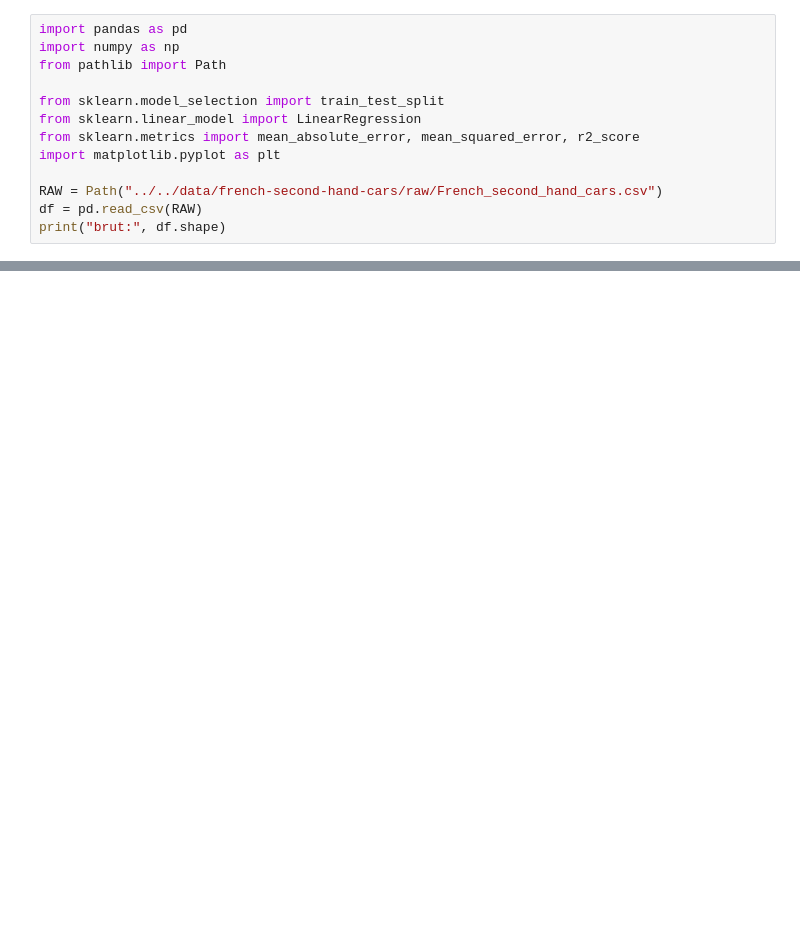
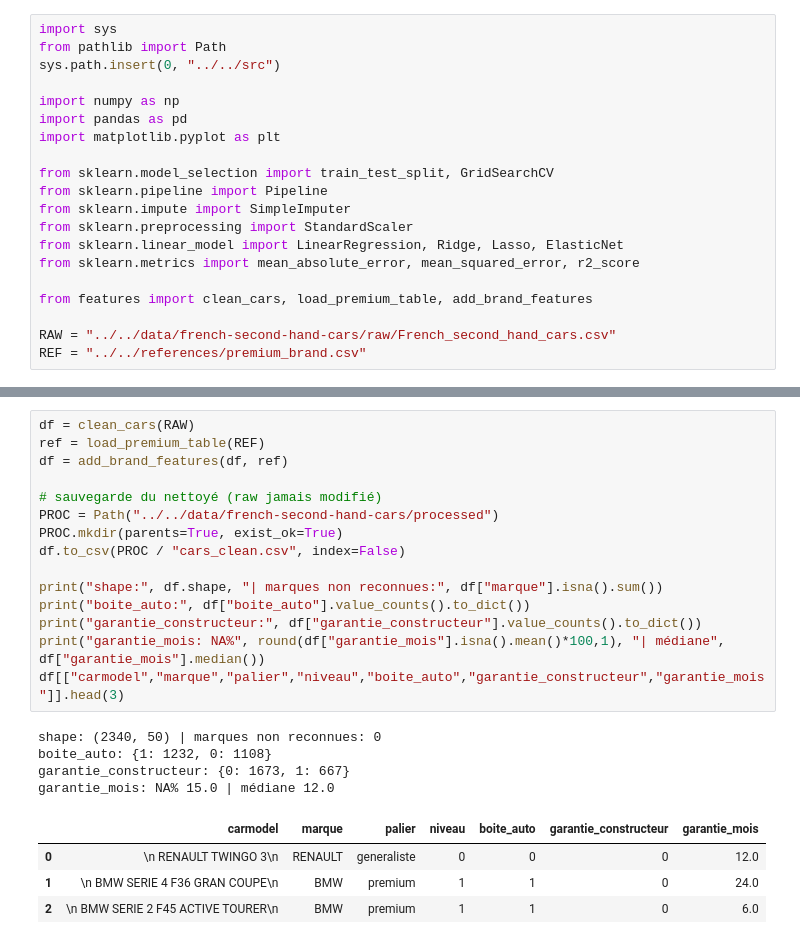
Before and after one commit to zepolclem/oscaria, a Jupyter notebook: ml/notebooks/french-second-hand-cars/02_baseline_regression.ipynb, the cells around one changed output, grey strips where cells are left out. Cells and saved outputs as stored; diff of their text form; blank space fills up the shorter version.

```diff
--- a/ml/notebooks/french-second-hand-cars/02_baseline_regression.ipynb
+++ b/ml/notebooks/french-second-hand-cars/02_baseline_regression.ipynb
@@ -22,13 +13,20 @@ Dataset gardé (verdict EDA). Objectif : **premier point de repère** de prédic
 # %%
+import sys
+from pathlib import Path
+sys.path.insert(0, "../../src")
+
+import numpy as np
 import pandas as pd
-import numpy as np
-from pathlib import Path
-
-from sklearn.model_selection import train_test_split
-from sklearn.linear_model import LinearRegression
-from sklearn.metrics import mean_absolute_error, mean_squared_error, r2_score
 import matplotlib.pyplot as plt
 
-RAW = Path("../../data/french-second-hand-cars/raw/French_second_hand_cars.csv")
-df = pd.read_csv(RAW)
-print("brut:", df.shape)
+from sklearn.model_selection import train_test_split, GridSearchCV
+from sklearn.pipeline import Pipeline
+from sklearn.impute import SimpleImputer
+from sklearn.preprocessing import StandardScaler
+from sklearn.linear_model import LinearRegression, Ridge, Lasso, ElasticNet
+from sklearn.metrics import mean_absolute_error, mean_squared_error, r2_score
+
+from features import clean_cars, load_premium_table, add_brand_features
+
+RAW = "../../data/french-second-hand-cars/raw/French_second_hand_cars.csv"
+REF = "../../references/premium_brand.csv"
@@ -93,0 +39,24 @@ print("écrit:", PROC / "cars_clean.csv")
+# %%
+df = clean_cars(RAW)
+ref = load_premium_table(REF)
+df = add_brand_features(df, ref)
+
+# sauvegarde du nettoyé (raw jamais modifié)
+PROC = Path("../../data/french-second-hand-cars/processed")
+PROC.mkdir(parents=True, exist_ok=True)
+df.to_csv(PROC / "cars_clean.csv", index=False)
+
+print("shape:", df.shape, "| marques non reconnues:", df["marque"].isna().sum())
+print("boite_auto:", df["boite_auto"].value_counts().to_dict())
+print("garantie_constructeur:", df["garantie_constructeur"].value_counts().to_dict())
+print("garantie_mois: NA%", round(df["garantie_mois"].isna().mean()*100,1), "| médiane", df["garantie_mois"].median())
+df[["carmodel","marque","palier","niveau","boite_auto","garantie_constructeur","garantie_mois"]].head(3)
+# %% [output]
+shape: (2340, 50) | marques non reconnues: 0
+boite_auto: {1: 1232, 0: 1108}
+garantie_constructeur: {0: 1673, 1: 667}
+garantie_mois: NA% 15.0 | médiane 12.0
+|  | carmodel | marque | palier | niveau | boite_auto | garantie_constructeur | garantie_mois |
+| 0 | \n RENAULT TWINGO 3\n | RENAULT | generaliste | 0 | 0 | 0 | 12.0 |
+| 1 | \n BMW SERIE 4 F36 GRAN COUPE\n | BMW | premium | 1 | 1 | 0 | 24.0 |
+| 2 | \n BMW SERIE 2 F45 ACTIVE TOURER\n | BMW | premium | 1 | 1 | 0 | 6.0 |
```
Also changed, not shown: parts of 26 cells of this notebook, 2 other files.
